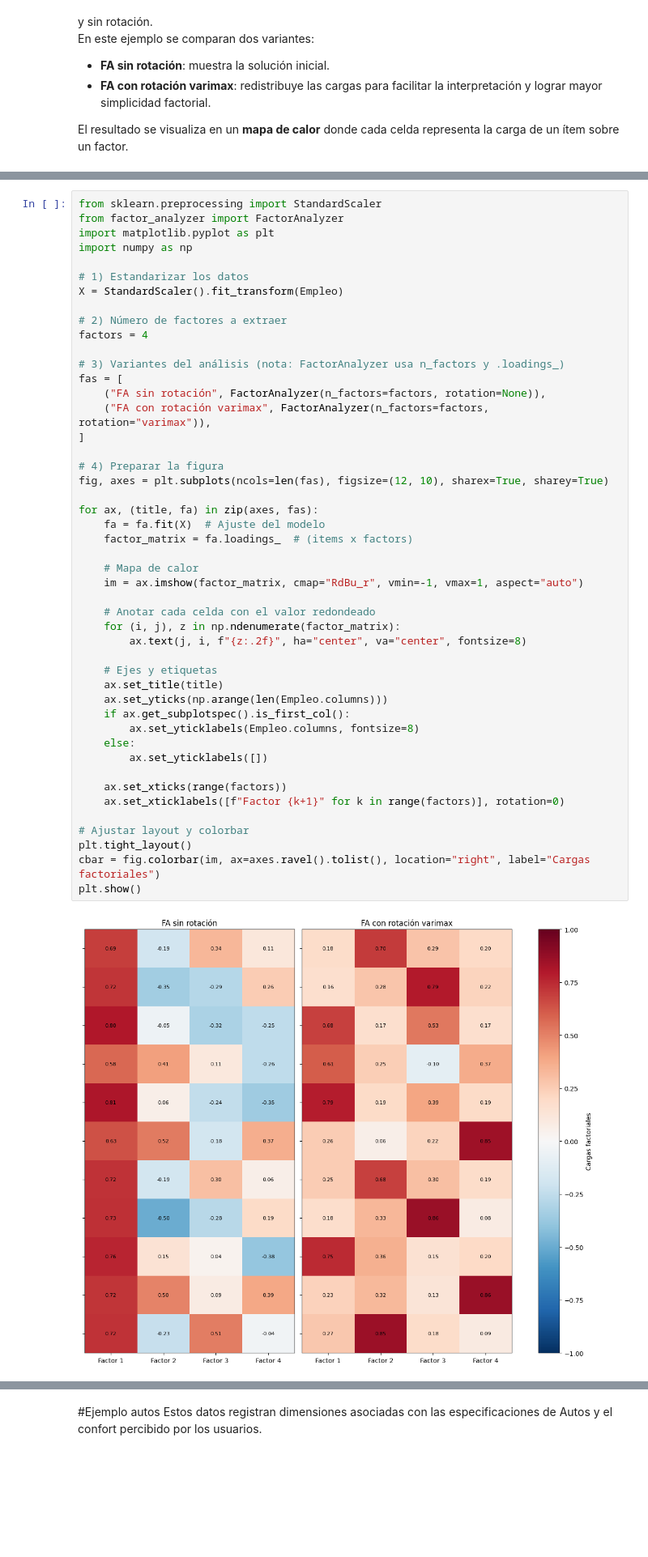
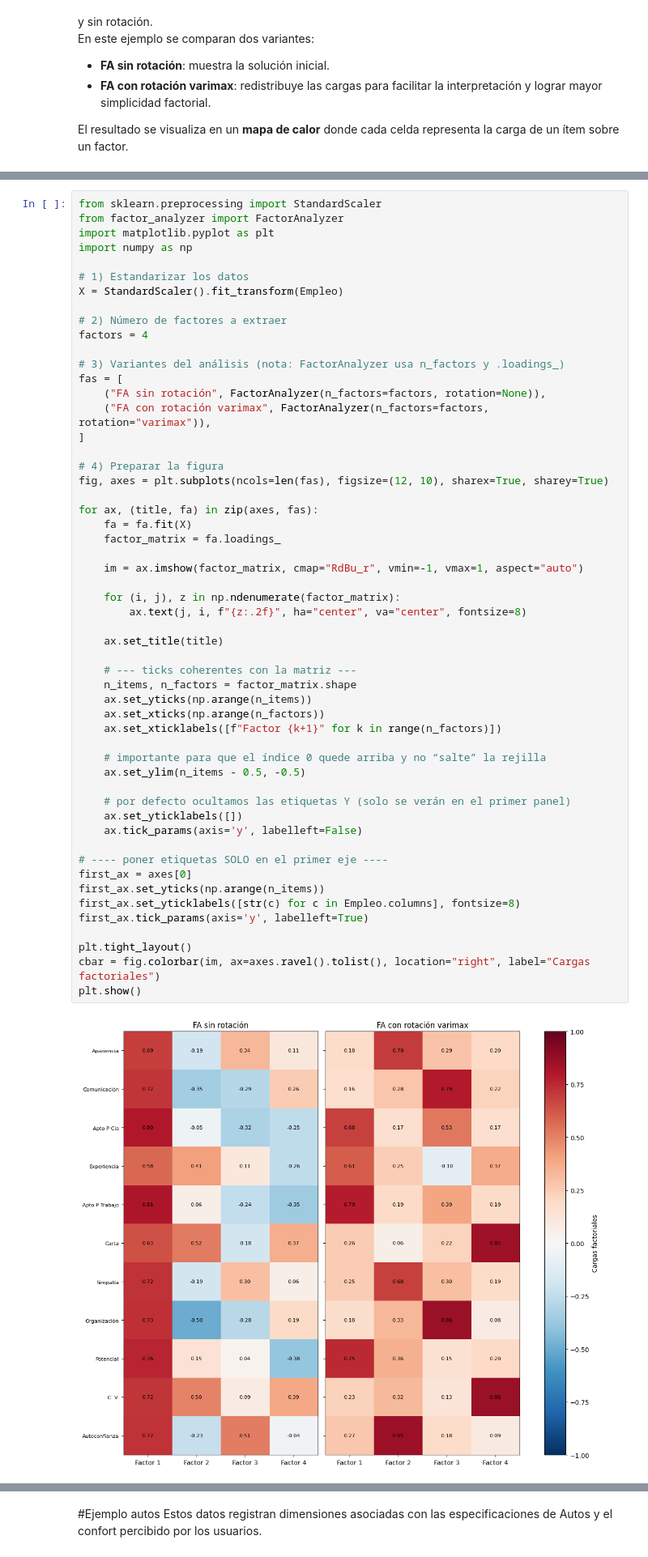
Before and after one commit to JonaJJSJ-crypto/Validaci-n-de-un-cuestionario, a Jupyter notebook: ValidaciónCuestionario.ipynb, the cells around one changed output, grey strips where cells are left out. Shown at 81% size. Drawn from its saved outputs; the diff is of its cells as text; blank space fills up the shorter version.

Commit message:
Arreglado grafica de caragas factoriales

```diff
--- a/ValidaciónCuestionario.ipynb
+++ b/ValidaciónCuestionario.ipynb
@@ -474,46 +474,53 @@ import numpy as np
 
 # 1) Estandarizar los datos
 X = StandardScaler().fit_transform(Empleo)
 
 # 2) Número de factores a extraer
 factors = 4
 
 # 3) Variantes del análisis (nota: FactorAnalyzer usa n_factors y .loadings_)
 fas = [
     ("FA sin rotación", FactorAnalyzer(n_factors=factors, rotation=None)),
     ("FA con rotación varimax", FactorAnalyzer(n_factors=factors, rotation="varimax")),
 ]
 
 # 4) Preparar la figura
 fig, axes = plt.subplots(ncols=len(fas), figsize=(12, 10), sharex=True, sharey=True)
 
 for ax, (title, fa) in zip(axes, fas):
-    fa = fa.fit(X)  # Ajuste del modelo
-    factor_matrix = fa.loadings_  # (items x factors)
+    fa = fa.fit(X)
+    factor_matrix = fa.loadings_
 
-    # Mapa de calor
     im = ax.imshow(factor_matrix, cmap="RdBu_r", vmin=-1, vmax=1, aspect="auto")
 
-    # Anotar cada celda con el valor redondeado
     for (i, j), z in np.ndenumerate(factor_matrix):
         ax.text(j, i, f"{z:.2f}", ha="center", va="center", fontsize=8)
 
-    # Ejes y etiquetas
     ax.set_title(title)
-    ax.set_yticks(np.arange(len(Empleo.columns)))
-    if ax.get_subplotspec().is_first_col():
-        ax.set_yticklabels(Empleo.columns, fontsize=8)
-    else:
-        ax.set_yticklabels([])
 
-    ax.set_xticks(range(factors))
-    ax.set_xticklabels([f"Factor {k+1}" for k in range(factors)], rotation=0)
+    # --- ticks coherentes con la matriz ---
+    n_items, n_factors = factor_matrix.shape
+    ax.set_yticks(np.arange(n_items))
+    ax.set_xticks(np.arange(n_factors))
+    ax.set_xticklabels([f"Factor {k+1}" for k in range(n_factors)])
 
-# Ajustar layout y colorbar
+    # importante para que el índice 0 quede arriba y no “salte” la rejilla
+    ax.set_ylim(n_items - 0.5, -0.5)
+
+    # por defecto ocultamos las etiquetas Y (solo se verán en el primer panel)
+    ax.set_yticklabels([])
+    ax.tick_params(axis='y', labelleft=False)
+
+# ---- poner etiquetas SOLO en el primer eje ----
+first_ax = axes[0]
+first_ax.set_yticks(np.arange(n_items))
+first_ax.set_yticklabels([str(c) for c in Empleo.columns], fontsize=8)
+first_ax.tick_params(axis='y', labelleft=True)
+
 plt.tight_layout()
 cbar = fig.colorbar(im, ax=axes.ravel().tolist(), location="right", label="Cargas factoriales")
 plt.show()
 # %% [output]
-[figure, old version]
+[figure, new version]
 # %%
 Empleo.columns
```
Also changed, not shown: parts of 3 cells of this notebook.
